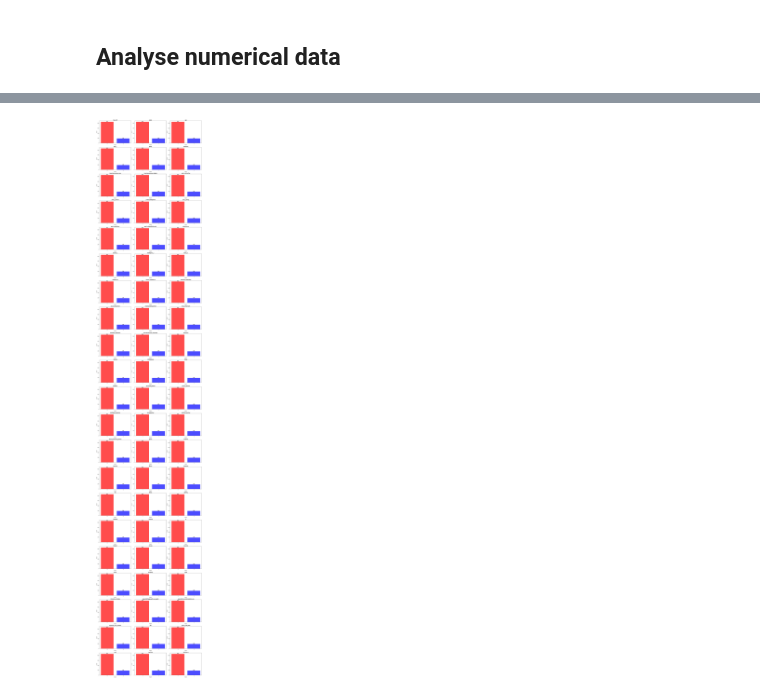
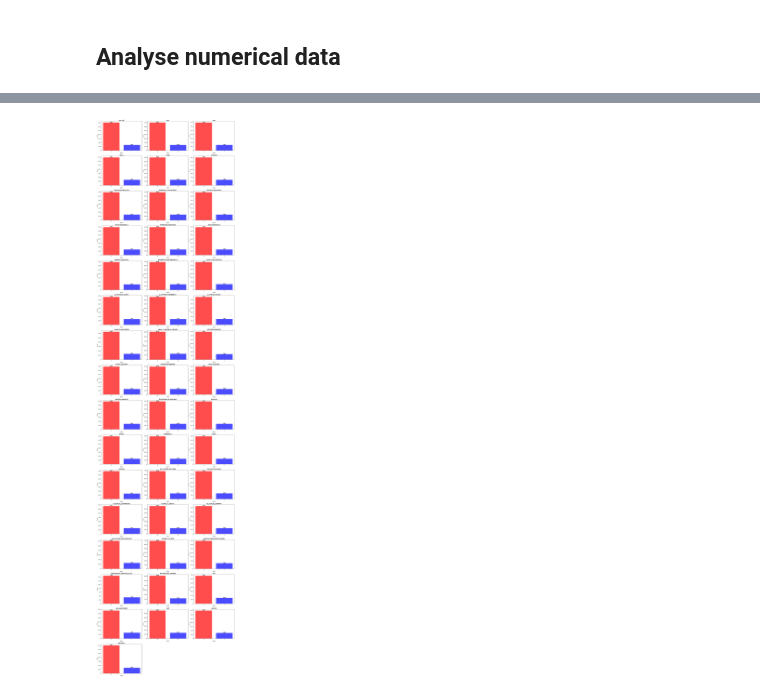
Before and after one commit to mariik4/speed_dating_zneus, a Jupyter notebook: zneus_project.ipynb, the cells around one changed output, grey strips where cells are left out. Drawn from its saved outputs; the diff is of its cells as text; code cells hidden in the pictures.

```diff
--- a/zneus_project.ipynb
+++ b/zneus_project.ipynb
@@ -324,0 +922,5 @@ d_guess_prob_liked: 3
+# %%
+for param in unified_d_parameters.values():
+  cleaned_df.drop(columns=param, inplace=True)
+
+print(cleaned_df.columns.tolist())
@@ -324,0 +933,5 @@ d_guess_prob_liked: 3
+# %%
+interests_columns = ['sports', 'tvsports', 'exercise', 'dining', 'museums', 'art', 'hiking', 'gaming', 'clubbing', 'reading', 'tv', 'theater', 'movies', 'concerts', 'music', 'shopping', 'yoga', 'd_sports', 'd_tvsports', 'd_exercise', 'd_dining', 'd_museums', 'd_art', 'd_hiking', 'd_gaming', 'd_clubbing', 'd_reading', 'd_tv', 'd_theater', 'd_movies', 'd_concerts', 'd_music', 'd_shopping', 'd_yoga']
+cleaned_df.drop(columns=interests_columns, inplace=True)
+
+print(cleaned_df.columns.tolist())
@@ -324,0 +975,3 @@ d_guess_prob_liked: 3
+# %%
+cleaned_df = cleaned_df.drop(cleaned_df[cleaned_df['met'] == 3].index)
+cleaned_df[cleaned_df['met'] == 3]['met'].count()
@@ -371,5 +1003,5 @@ plt.show()
 # %%
-numerical_columns = data.select_dtypes(include=['number'])
+numerical_columns = cleaned_df.select_dtypes(include=['number'])
 groupby_match = numerical_columns.groupby("match").agg("count")
 groupby_match
 # %% [output]
@@ -382,32 +1014,32 @@ groupby_match
 if 'match' in numerical_columns.columns:
     plot_columns = numerical_columns.columns.drop('match')
 else:
     plot_columns = numerical_columns.columns
 
 n_cols = 3
 n_rows = math.ceil(len(plot_columns) / n_cols)
 
 fig, axes = plt.subplots(n_rows, n_cols, figsize=(20, 5 * n_rows))
 axes = axes.flatten()
 
 for i, col in enumerate(plot_columns):
-    counts = data.groupby('match')[col].apply(lambda x: x.notna().sum())
+    counts = cleaned_df.groupby('match')[col].apply(lambda x: x.notna().sum())
 
     bars = axes[i].bar(counts.index, counts.values, color=['red', 'blue'], alpha=0.7)
     axes[i].set_title(f'{col}', fontweight='bold')
     axes[i].set_xlabel('Match')
     axes[i].set_ylabel('Count')
     axes[i].set_xticks([0, 1])
 
     for bar, count in zip(bars, counts.values):
         height = bar.get_height()
         axes[i].text(bar.get_x() + bar.get_width()/2., height + 0.1,
                     f'{count}', ha='center', va='bottom', fontweight='bold')
 
 for j in range(i + 1, len(axes)):
     axes[j].set_visible(False)
 
 plt.tight_layout()
 plt.show()
 # %% [output]
-[figure, old version]
+[figure, new version]
```
Also changed, not shown: parts of 79 cells of this notebook.
